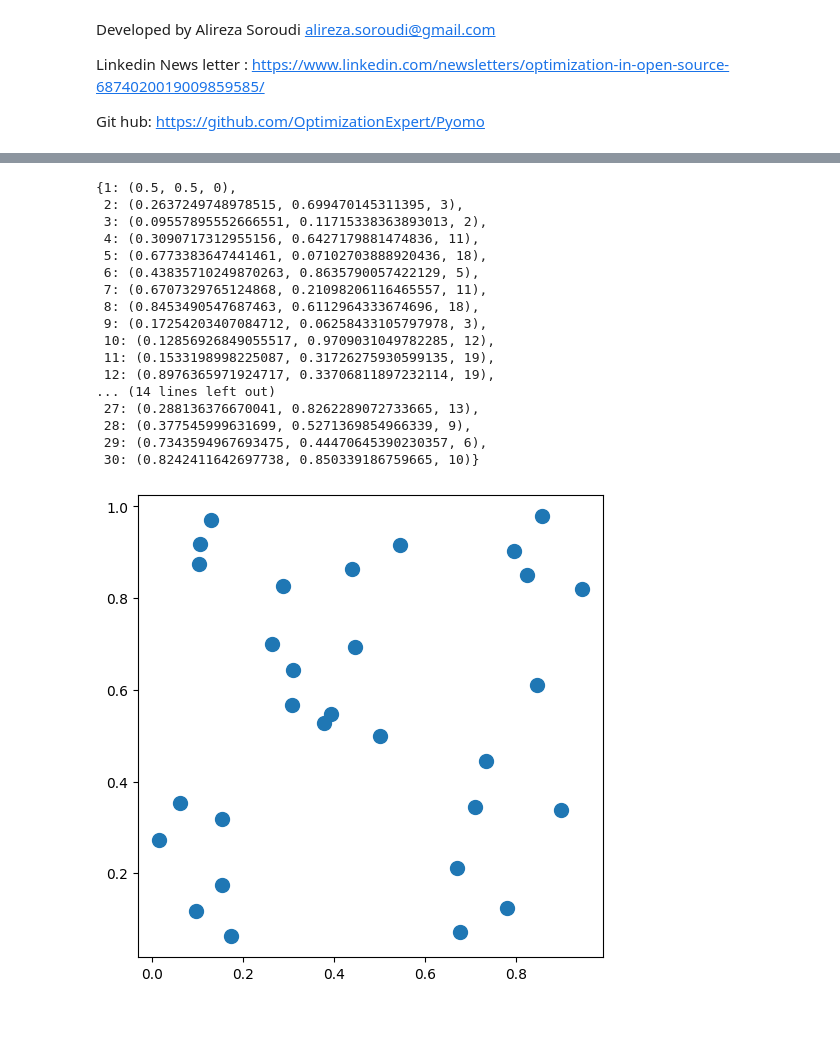
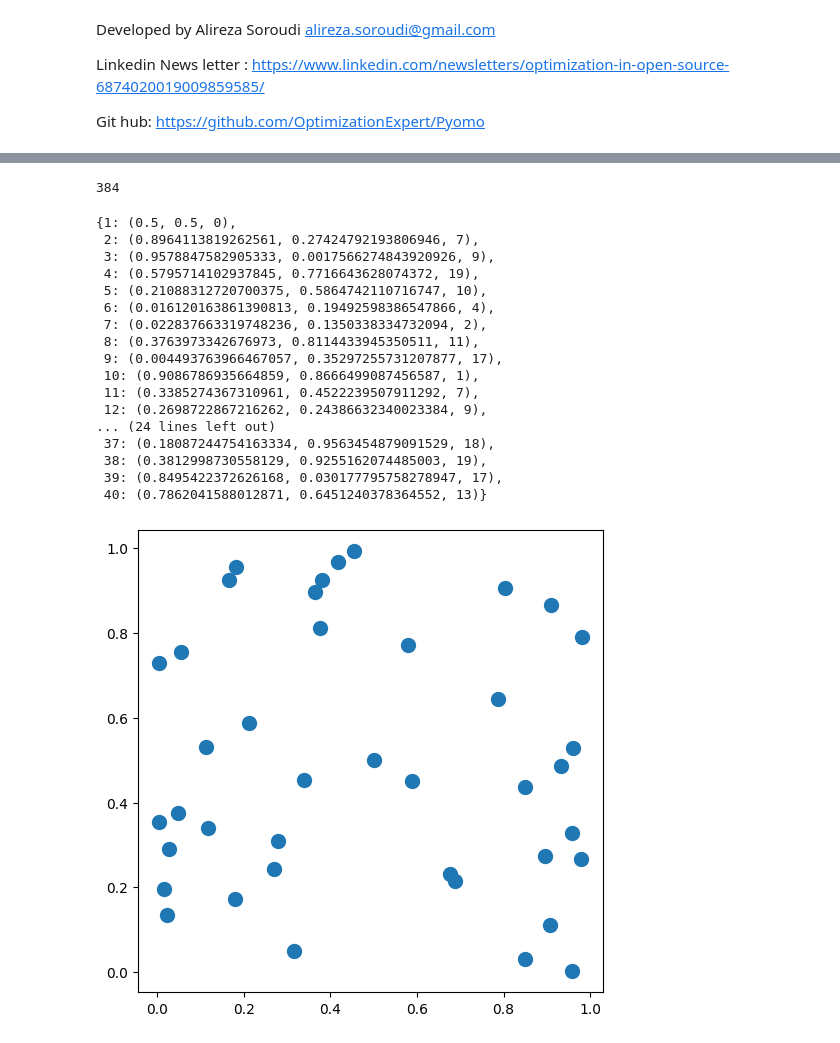
Before and after one commit to OptimizationExpert/Pyomo, a Jupyter notebook: CVRPTW_CP.ipynb, the cells around one changed output, grey strips where cells are left out. Saved outputs shown, nothing was run; the diff lists cells and outputs as text; code cells hidden in the pictures.

```diff
--- a/CVRPTW_CP.ipynb
+++ b/CVRPTW_CP.ipynb
@@ -35,36 +29,38 @@ Successfully installed absl-py-2.1.0 ortools-9.10.4067 protobuf-5.27.3
 # %%
-n = 30
+n = 40
 depot = 1
 nodes = [i for i in range(1,1+n)]
 data = {}
 for n in nodes:
   data[n]=(random.random(),random.random(), random.randint(1,20))
 data[depot]=(0.5, 0.5,0)
-cars = range(4)
 plt.figure(figsize=(6,6))
 X= [data[n][0] for n in nodes]
 Y= [data[n][1] for n in nodes]
 plt.scatter(X,Y,s=100)
+total_load = sum(data[n][2] for n in nodes)
+print(total_load)
 data
 # %% [output]
-{1: (0.5, 0.5, 0),
- 2: (0.2637249748978515, 0.699470145311395, 3),
- 3: (0.09557895552666551, 0.11715338363893013, 2),
- 4: (0.3090717312955156, 0.6427179881474836, 11),
- 5: (0.6773383647441461, 0.07102703888920436, 18),
- 6: (0.43835710249870263, 0.8635790057422129, 5),
- 7: (0.6707329765124868, 0.21098206116465557, 11),
- 8: (0.8453490547687463, 0.6112964333674696, 18),
- 9: (0.17254203407084712, 0.06258433105797978, 3),
- 10: (0.12856926849055517, 0.9709031049782285, 12),
- 11: (0.1533198998225087, 0.31726275930599135, 19),
- 12: (0.8976365971924717, 0.33706811897232114, 19),
-... (14 lines left out)
- 27: (0.288136376670041, 0.8262289072733665, 13),
- 28: (0.377545999631699, 0.5271369854966339, 9),
- 29: (0.7343594967693475, 0.44470645390230357, 6),
- 30: (0.8242411642697738, 0.850339186759665, 10)}
+384
+{1: (0.5, 0.5, 0),
+ 2: (0.8964113819262561, 0.27424792193806946, 7),
+ 3: (0.9578847582905333, 0.0017566274843920926, 9),
+ 4: (0.5795714102937845, 0.7716643628074372, 19),
+ 5: (0.21088312720700375, 0.5864742110716747, 10),
+ 6: (0.016120163861390813, 0.19492598386547866, 4),
+ 7: (0.022837663319748236, 0.1350338334732094, 2),
+ 8: (0.3763973342676973, 0.8114433945350511, 11),
+ 9: (0.004493763966467057, 0.35297255731207877, 17),
+ 10: (0.9086786935664859, 0.8666499087456587, 1),
+ 11: (0.3385274367310961, 0.4522239507911292, 7),
+ 12: (0.2698722867216262, 0.24386632340023384, 9),
+... (24 lines left out)
+ 37: (0.18087244754163334, 0.9563454879091529, 18),
+ 38: (0.3812998730558129, 0.9255162074485003, 19),
+ 39: (0.8495422372626168, 0.030177795758278947, 17),
+ 40: (0.7862041588012871, 0.6451240378364552, 13)}
-[figure, old version]
+[figure, new version]
 # %%
 def distance(n:int,m:int,data:dict)-> int:
   x1,y1 = data[n][0],data[n][1]
```
Also changed, not shown: parts of 5 cells of this notebook.
